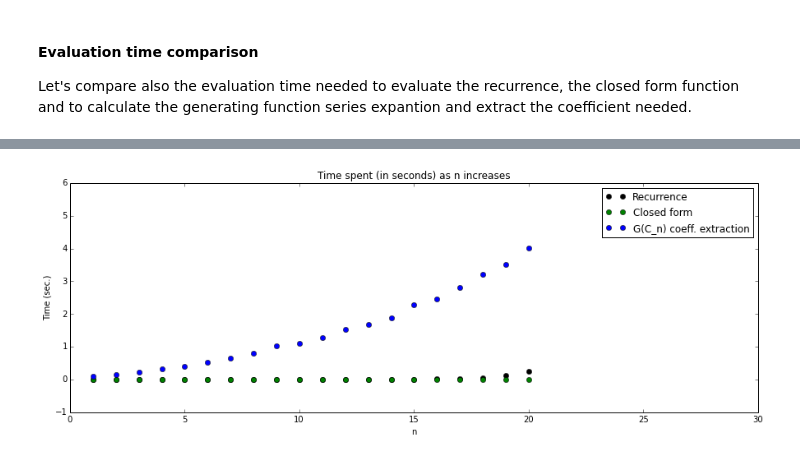
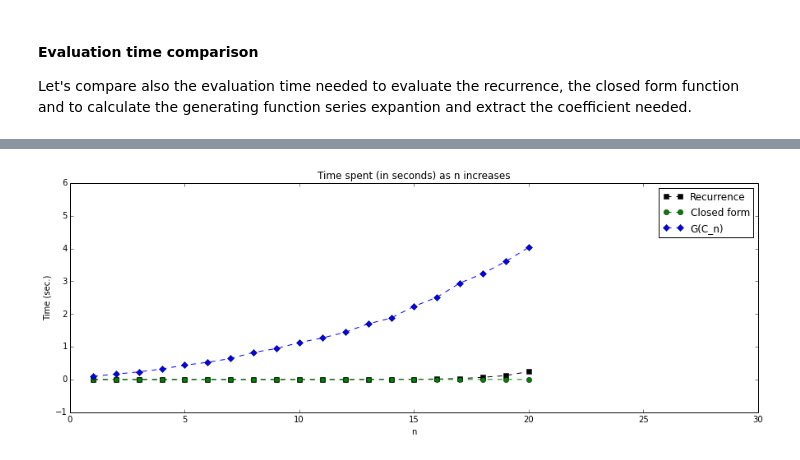
Before and after one commit to oddlord/uni, a Jupyter notebook: PAA Project.ipynb, the cells around one changed output, grey strips where cells are left out. Cells and saved outputs as stored; diff of their text form; code cells hidden in the pictures.

```diff
--- a/PAA Project.ipynb
+++ b/PAA Project.ipynb
@@ -808,12 +810,12 @@ As expected, evaluating the recurrence gets harder and harder. Evaluating the cl
 # %%
 plt.title("Time spent (in seconds) as n increases")
 plt.xlabel("n")
 plt.ylabel("Time (sec.)")
-plt.plot(ns, times[0],'ko')
-plt.plot(ns, times[1],'go')
-plt.plot(ns, times[2],'bo')
+plt.plot(ns, times[0], c='black', marker='s', ls='--')
+plt.plot(ns, times[1], c='green', marker='o', ls='--')
+plt.plot(ns, times[2], c='blue', marker='D', ls='--')
 plt.axis([0, 30, -1, 6])
-plt.legend(['Recurrence','Closed form','G(C_n) coeff. extraction'])
+plt.legend(['Recurrence','Closed form','G(C_n)'])
 plt.show()
 # %% [output]
-[figure, old version]
+[figure, new version]
```
Also changed, not shown: parts of 8 cells of this notebook.
